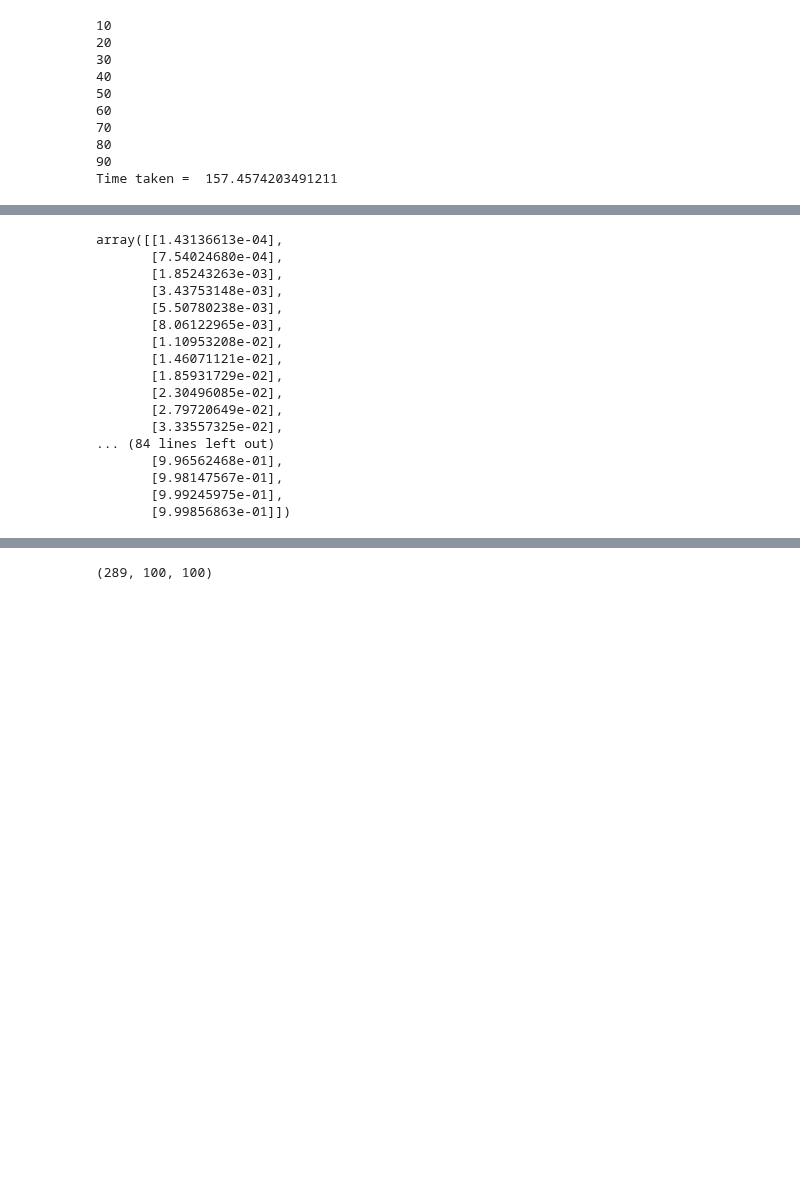
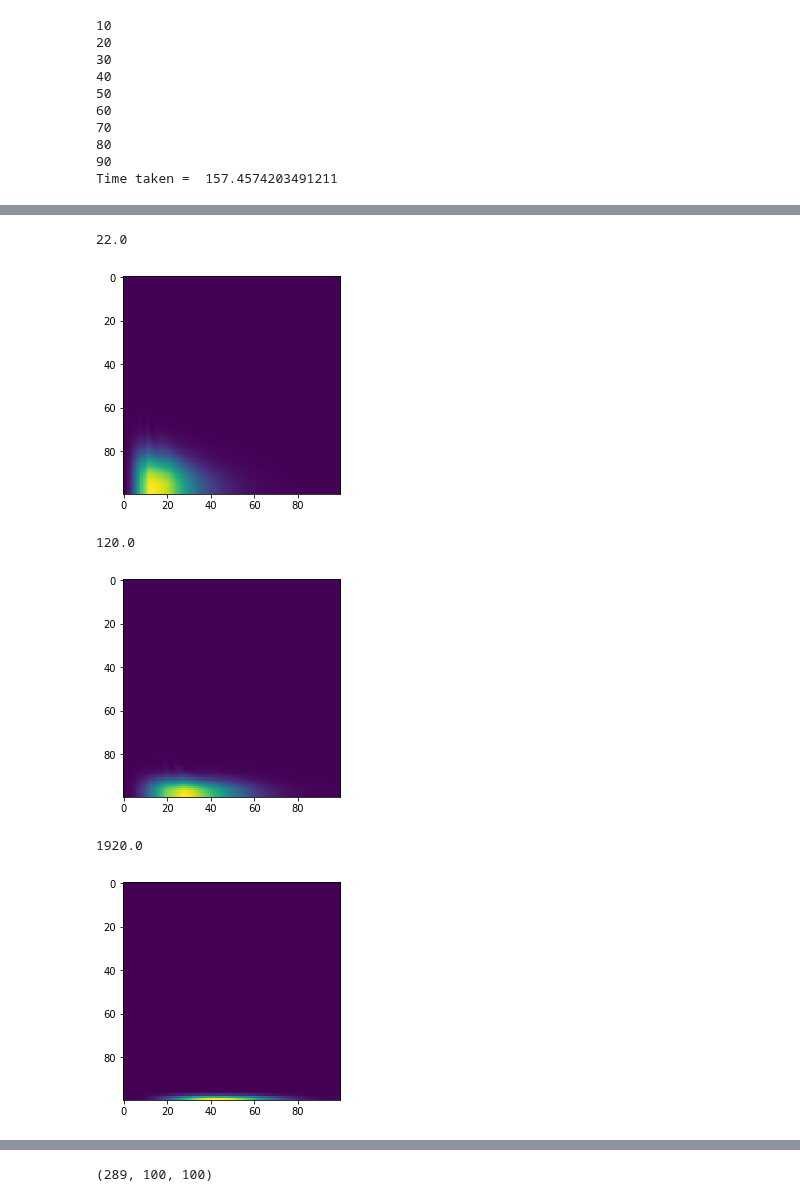
Before and after one commit to VMBoehm/postlimber, a Jupyter notebook: notebooks/G matrices.ipynb, the cells around one changed output, grey strips where cells are left out. Cells and saved outputs as stored; diff of their text form; code cells hidden in the pictures; blank space fills up the shorter version.

```diff
--- a/notebooks/G matrices.ipynb
+++ b/notebooks/G matrices.ipynb
@@ -218,6 +218,13 @@ Time taken =  157.4574203491211
 = \mathcal{A} \frac{1}{2\pi^2} D(\chi_2) D(\chi_1)  [1+z(\chi_1)] \sum_n \left[I^{(2)}_l (\nu_n,\chi_1/\chi_2)\chi_2^{-(\nu_n+2)} +I^{(2)}_l (\nu_n,\chi_2/\chi_1) \chi_1^{-(\nu_n+2)}\right]
 = \frac{\mathcal{A}}{2\pi^2} \sum_n [1+z(tr\chi_{cmb})] D(tr\chi_{cmb})D(r\chi_{cmb}) I^{(2)}_l (\nu_n,t) (r \chi_{cmb})^{-(\nu_n+n)}$
 # %%
+r2d, t2d = np.meshgrid(t_,t_)
+w11, w12 = np.meshgrid(w1,w1)
+#nu axis
+r2d, t2d = np.expand_dims(r2d, 2), np.expand_dims(t2d, 2)
+w11, w12 = np.expand_dims(w11, 2), np.expand_dims(w12, 2)
+
+n  = 2
 Cl = np.zeros((len(ell_),len(t_),len(t_)))
 
 # delta goes all the way to chi_cmb, psi is the dependent one
@@ -235,23 +242,17 @@ for ii  in range(ell_.size):
 
 
 np.save('../G_matrices/cldeltapsi',Cl)
+
+cldeltapsi=Cl
-# %%
-r2d[0]
-# %% [output]
-array([[1.43136613e-04],
-       [7.54024680e-04],
-       [1.85243263e-03],
-       [3.43753148e-03],
-       [5.50780238e-03],
-       [8.06122965e-03],
-       [1.10953208e-02],
-       [1.46071121e-02],
-       [1.85931729e-02],
-       [2.30496085e-02],
-       [2.79720649e-02],
-       [3.33557325e-02],
-... (84 lines left out)
-       [9.96562468e-01],
-       [9.98147567e-01],
-       [9.99245975e-01],
-       [9.99856863e-01]])
+# %%
+for ii in [20,100,280]:
+    print(ell_[ii])
+    plt.imshow(Cl[ii])
+    plt.show()
+# %% [output]
+22.0
+[figure, added]
+120.0
+[figure, added]
+1920.0
+[figure, added]
```
Also changed, not shown: parts of 1 cell of this notebook.
